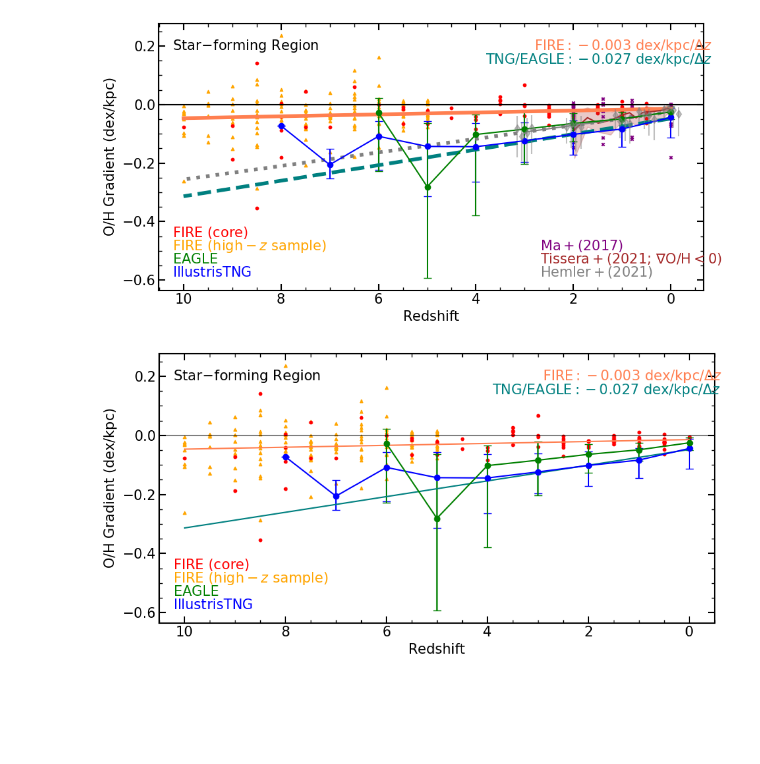
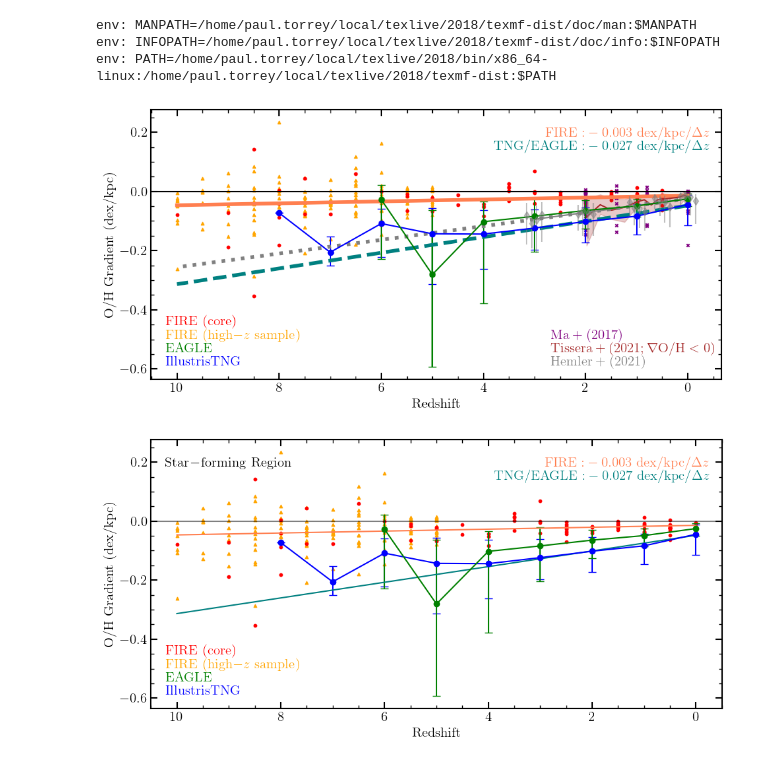
Before and after one commit to AlexGarcia623/High_Z_Gradients, a Jupyter notebook: Gradient_Comparison.ipynb, the cells around one changed output. Drawn from its saved outputs; the diff is of its cells as text; code cells hidden in the pictures; blank space fills up the shorter version.

```diff
--- a/Gradient_Comparison.ipynb
+++ b/Gradient_Comparison.ipynb
@@ -23,14 +23,18 @@ mpl.rcParams['xtick.minor.size'] = 3.5
 mpl.rcParams['ytick.minor.size'] = 3.5
 mpl.rcParams['xtick.top'] = True
 mpl.rcParams['ytick.right'] = True
-# %set_env MANPATH=/home/paul.torrey/local/texlive/2018/texmf-dist/doc/man:$MANPATH
-# %set_env INFOPATH=/home/paul.torrey/local/texlive/2018/texmf-dist/doc/info:$INFOPATH
-# %set_env PATH=/home/paul.torrey/local/texlive/2018/bin/x86_64-linux:/home/paul.torrey/local/texlive/2018/texmf-dist:$PATH
-# mpl.rcParams['text.usetex']        = True
-# # mpl.rcParams['text.latex.unicode'] = True
-# mpl.rcParams['font.family']        = 'serif'
-# mpl.rc('font',**{'family':'sans-serif','serif':['Times New Roman'],'size':15})
-# mpl.rc('text', usetex=True)
+%set_env MANPATH=/home/paul.torrey/local/texlive/2018/texmf-dist/doc/man:$MANPATH
+%set_env INFOPATH=/home/paul.torrey/local/texlive/2018/texmf-dist/doc/info:$INFOPATH
+%set_env PATH=/home/paul.torrey/local/texlive/2018/bin/x86_64-linux:/home/paul.torrey/local/texlive/2018/texmf-dist:$PATH
+mpl.rcParams['text.usetex']        = True
+# mpl.rcParams['text.latex.unicode'] = True
+mpl.rcParams['font.family']        = 'serif'
+mpl.rc('font',**{'family':'sans-serif','serif':['Times New Roman'],'size':15})
+mpl.rc('text', usetex=True)
+# %% [output]
+env: MANPATH=/home/paul.torrey/local/texlive/2018/texmf-dist/doc/man:$MANPATH
+env: INFOPATH=/home/paul.torrey/local/texlive/2018/texmf-dist/doc/info:$INFOPATH
+env: PATH=/home/paul.torrey/local/texlive/2018/bin/x86_64-linux:/home/paul.torrey/local/texlive/2018/texmf-dist:$PATH
 # %%
 save_dir='./figures/'
 # %%
@@ -631,35 +635,35 @@ zs = np.arange(0,11)
 plt.plot( H21_line_x, H21_line_y, color='gray' )
 plt.plot( zs, H21_slope*zs + H21_intercept, color='gray', linestyle=':', lw=4 )
 
 plt.xlabel(r'${\rm Redshift}$')
 plt.ylabel(r'${\rm O/H~Gradient~(dex/kpc)}$')
 
 xmin, xmax = plt.xlim()
 plt.xlim(xmax, xmin)
 
 plt.axhline(0, color='k', linestyle='-')
 
 plt.text( 0.025, 0.20, r'${\rm FIRE~(core)}$'               , color=FIRE2_col, transform=plt.gca().transAxes, ha='left' )
 plt.text( 0.025, 0.15, r'${\rm FIRE~(high-}z~{\rm sample})$', color=FIRE_col , transform=plt.gca().transAxes, ha='left' )
 plt.text( 0.025, 0.10, r'${\rm EAGLE}$'                     , color=EAGLE_col, transform=plt.gca().transAxes, ha='left' )
 plt.text( 0.025, 0.05, r'${\rm IllustrisTNG}$'              , color=TNG_col  , transform=plt.gca().transAxes, ha='left' )
 
 
 plt.text( 0.7, 0.15, r'${\rm Ma+(2017)}$', color='purple', transform=plt.gca().transAxes, ha='left' )
 plt.text( 0.7, 0.10, r'${\rm Tissera+(2021;}\,\nabla{\rm O/H} < 0)$', color='brown', transform=plt.gca().transAxes, ha='left' )
 plt.text( 0.7, 0.05, r'${\rm Hemler+(2021)}$', color='gray', transform=plt.gca().transAxes, ha='left' )
 # plt.text( 0.7, 0.05, r'${\rm JWST}$'                      , color='maroon' , transform=plt.gca().transAxes, ha='left' )
 
 # plt.text( 0.05, 0.05, r'$[0.5, 2.0]R_e$',transform=plt.gca().transAxes, ha='left' )
-plt.text( 0.025, 0.9, r'${\rm Star\!-\!forming~Region}$',transform=plt.gca().transAxes, ha='left' )
+# plt.text( 0.025, 0.9, r'${\rm Star\!-\!forming~Region}$',transform=plt.gca().transAxes, ha='left' )
 
 plt.text( 0.65+0.04, 0.9 , r'${\rm FIRE:} %s ~{\rm dex/kpc/}\Delta z$' %round(FIRE_slope,3), transform=plt.gca().transAxes, ha='left', color='coral' )
 plt.text( 0.56+0.04, 0.85, r'${\rm TNG/EAGLE:} %s ~{\rm dex/kpc/}\Delta z$' %round(smooth_slope,3), transform=plt.gca().transAxes, ha='left', color='teal' )
 
 plt.tight_layout()
 plt.savefig( save_dir+'all_comparisons.pdf', bbox_inches='tight' )
 # %% [output]
-[figure, old version]
+[figure, new version]
 # %%
 plt.figure(figsize=(10,5))
 
@@ -791,4 +795,4 @@ plt.text( 0.56+0.04, 0.85, r'${\rm TNG/EAGLE:} %s ~{\rm dex/kpc/}\Delta z$' %rou
 plt.tight_layout()
 plt.savefig( save_dir+'all_comparisons_no_lit.pdf', bbox_inches='tight' )
 # %% [output]
-[figure, old version]
+[figure, new version]
```
Also changed, not shown: parts of 15 cells of this notebook, 4 other files.
